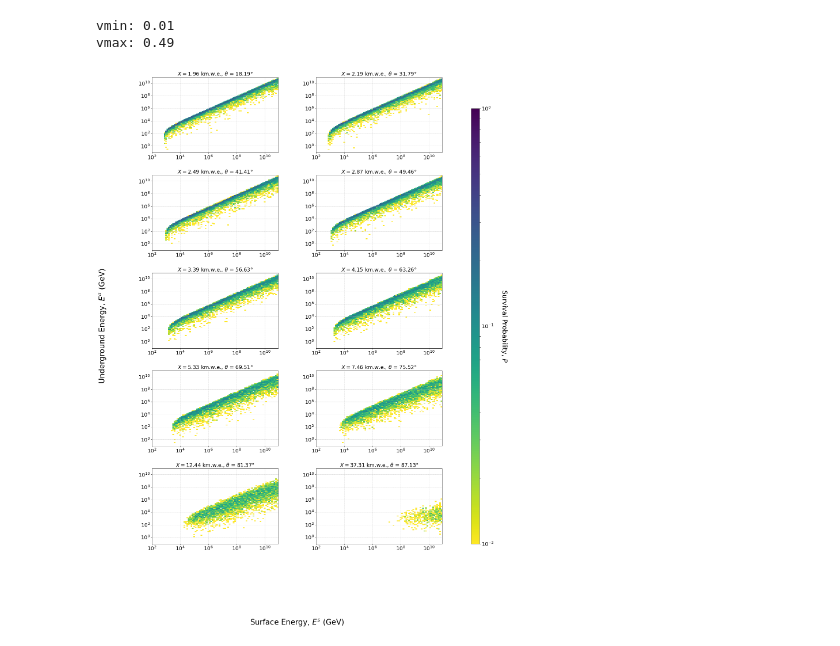
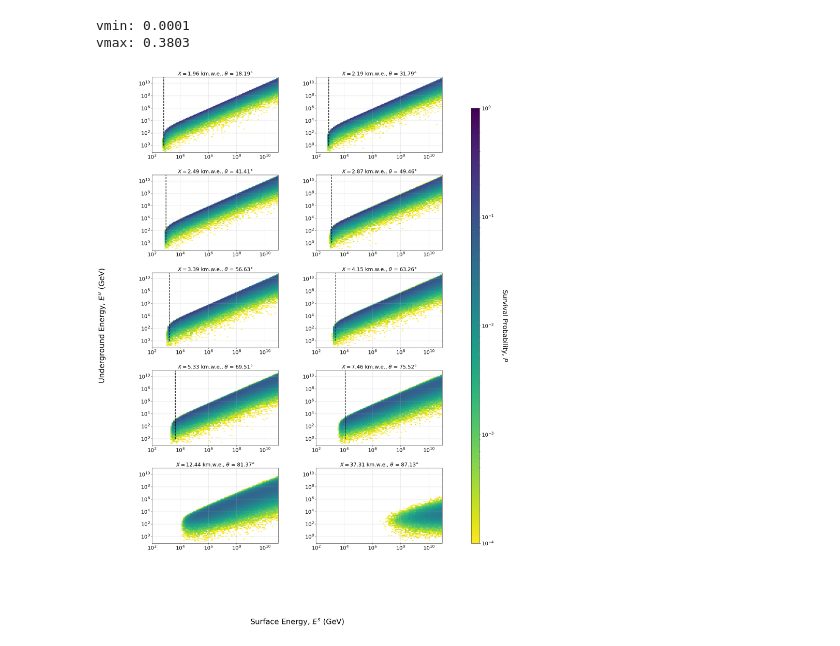
Before and after one commit to lpyras/mute, a Jupyter notebook: examples/plot_survival_probability.ipynb, the cells around one changed output. Saved outputs shown, nothing was run; the diff lists cells and outputs as text; code cells hidden in the pictures.

Commit message:
add pickle file option

```diff
--- a/examples/plot_survival_probability.ipynb
+++ b/examples/plot_survival_probability.ipynb
@@ -12,16 +7,23 @@ The tensor can be loaded from a specific file by passing the ``file_name`` argum
 # %%
-survival_file='/data/user/lpyras/mute_output/survival_probabilities/ice_0.93_100_Survival_Probabilities.txt'
-file = open(survival_file, "r")
-n_lines = len(file.read().splitlines())
-file.close()
+#survival_file='/data/user/lpyras/mute_output/survival_probabilities/ice_0.93_100_Survival_Probabilities.txt'
+#file = open(survival_file, "r")
+#n_lines = len(file.read().splitlines())
+#file.close()
+#
+#if n_lines != 121 * 10 * 121:
+#    raise ValueError(f"Survival probabilities file does not match the expected number of lines: {n_lines} != {121 * 10 * 121}")
+#
+#survival_probability_tensor = np.reshape(
+#	np.loadtxt(survival_file)[:, 3],
+#	(121, 10, 121)
+#)
 
-if n_lines != 121 * 10 * 121:
-    raise ValueError(f"Survival probabilities file does not match the expected number of lines: {n_lines} != {121 * 10 * 121}")
 
-survival_probability_tensor = np.reshape(
-	np.loadtxt(survival_file)[:, 3],
-	(121, 10, 121)
-)
+file = '/Users/lilly/Software/mute/examples/survival_prop_tensor_2km_ice.pkl'
+with open(file, 'rb') as f:
+    data = pickle.load(f)
+print(data.keys())
+survival_probability_tensor = data['survival_probability_tensor']
 
 print('Survival probabilities tensor shape:', survival_probability_tensor.shape)
 _E_BINS = np.logspace(1.9, 14, 122)  # Bin edges in MeV
@@ -56,3 +52,5 @@ The survival probability tensor is a three-dimensional NumPy array with the foll
+# %%
+Ecut  = [660, 781, 952, 1211, 1641, 2458, 4416, 11766, None, None] # GeV from Stef
 # %%
 # Define common normalization across all plots
 vmin = np.min(survival_probability_tensor[survival_probability_tensor > 0])  # Ensure positive values for LogNorm
@@ -69,33 +67,35 @@ axes = axes.flatten()
 
 # Iterate over slant depths
 for slant_depth_index in range(len(slant_depths)):
     ax = axes[slant_depth_index]
     im = ax.pcolormesh(X, Y, survival_probability_tensor[:, slant_depth_index, :].T, norm=norm, cmap="viridis_r", shading="auto")
 
     ax.set_title(rf"$X=${slant_depths[slant_depth_index]:.2f} km.w.e., $\theta$ = {angles[slant_depth_index]:.2f}$\degree$", fontsize=18)
     ax.tick_params(axis="both", which="major", labelsize=18)
     ax.yaxis.offsetText.set_fontsize(16)
     ax.set_xscale("log")
     ax.set_yscale("log")
     ax.grid(True, which="both", linestyle="--", linewidth=0.5)
     ax.set_xlim([1e2, np.max(ENERGIES) / 1e3])
+    ax.vlines(Ecut[slant_depth_index], 1e0, np.max(ENERGIES) / 1e3, color="k", linestyle="--", linewidth=2)
 
 
 # Adjust layout to create extra space
 plt.subplots_adjust(left=0.15, bottom=0.15, right=0.85, top=0.9, wspace=0.3, hspace=0.3)
 
 # Single x and y labels with more space
 fig.text(0.5, 0.02, r"Surface Energy, $E^s$ (GeV)", ha="center", fontsize=26)  # Move x-label lower
 fig.text(0.02, 0.5, r"Underground Energy, $E^u$ (GeV)", va="center", rotation="vertical", fontsize=26)  # Move y-label further left
 
 # Add single colorbar
 cbar_ax = fig.add_axes([0.92, 0.15, 0.02, 0.7])  # Adjust position as needed
 cbar = fig.colorbar(im, cax=cbar_ax)
 cbar.set_label("Survival Probability, $P$", fontsize=23, rotation=270, labelpad=50)  # Increase label spacing
 cbar.ax.tick_params(axis="both", which="major", labelsize=18)
+fig.savefig('survival_probabilities_2km_ice.pdf')
 
 plt.show()
 # %% [output]
-vmin: 0.01
-vmax: 0.49
+vmin: 0.0001
+vmax: 0.3803
-[figure, old version]
+[figure, new version]
```
Also changed, not shown: parts of 5 cells of this notebook, 2 other files.
